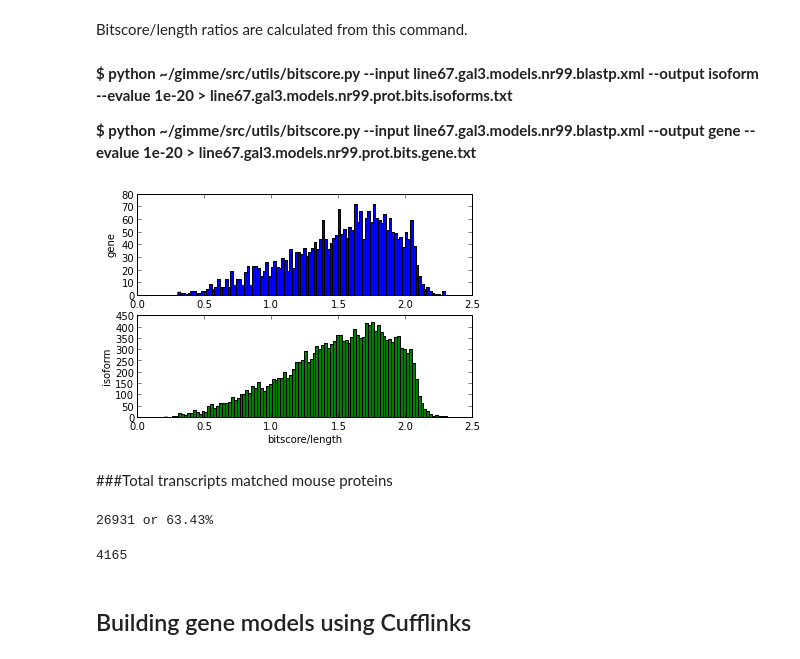
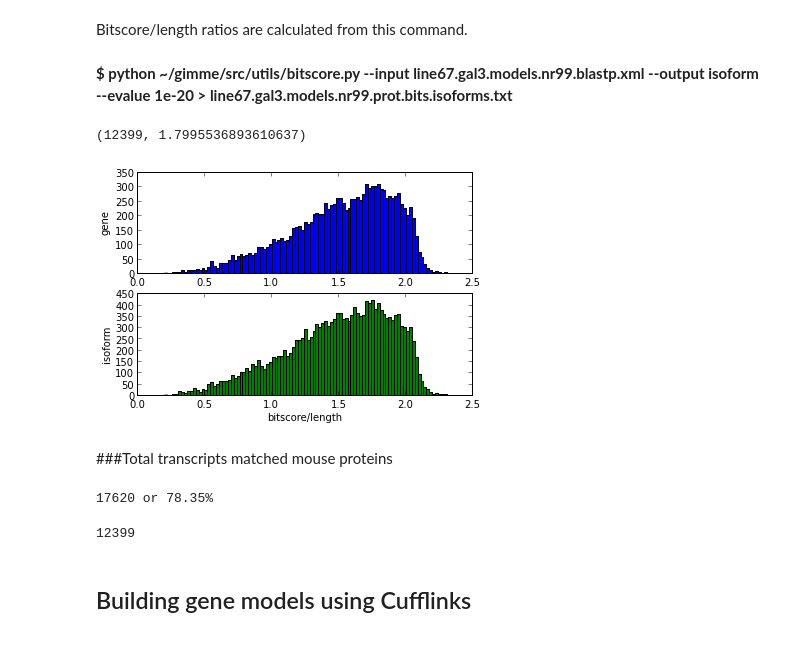
Before and after one commit to likit/notebooks, a Jupyter notebook: gimme.ipynb, the cells around one changed output. Saved outputs shown, nothing was run; the diff lists cells and outputs as text; code cells hidden in the pictures.

Commit message:
added code that obtain the maximum ratio of each gene from isoforms bitscore
plotted a new bitscore distribution plot

updated several numbers.

```diff
--- a/gimme.ipynb
+++ b/gimme.ipynb
@@ -556,38 +556,44 @@ Where __mouse.proteins__ are mouse proteins database.
 Bitscore/length ratios are calculated from this command.
 # %% [markdown]
 __$ python ~/gimme/src/utils/bitscore.py --input line67.gal3.models.nr99.blastp.xml --output isoform --evalue 1e-20 > line67.gal3.models.nr99.prot.bits.isoforms.txt__
-
-__$ python ~/gimme/src/utils/bitscore.py --input line67.gal3.models.nr99.blastp.xml --output gene --evalue 1e-20 > line67.gal3.models.nr99.prot.bits.gene.txt__
-# %%
-gene_bits = !cut -f 2 line67.gal3.models.nr99.prot.bits.gene.txt
-for i in range(len(gene_bits)):
-    gene_bits[i] = float(gene_bits[i])
 # %%
 isoform_bits = !cut -f 2 line67.gal3.models.nr99.prot.bits.isoforms.txt
 for i in range(len(isoform_bits)):
     isoform_bits[i] = float(isoform_bits[i])
+# %%
+gene_bitscores = {}
+for line in open('line67.gal3.models.nr99.prot.bits.isoforms.txt'):
+    cols = line.strip().split()
+    gene_name = cols[0].split('.')[0]
+    score = float(cols[1])
+    max_score = gene_bitscores.get(gene_name, 0)
+    if score > max_score: gene_bitscores[gene_name] = score
+# %%
+len(gene_bitscores), gene_bitscores['chr9:22']
+# %% [output]
+(12399, 1.7995536893610637)
 # %%
 fig = figure()
 ax1 = fig.add_subplot(211)
-ax1.hist(gene_bits, bins=100)
+ax1.hist([sc for sc in gene_bitscores.itervalues()], bins=100)
 ax1.set_ylabel('gene')
 ax2 = fig.add_subplot(212)
 ax2.hist(isoform_bits, bins=100, color='g')
 ax2.set_xlabel('bitscore/length')
 ax2.set_ylabel('isoform')
 savefig('bitscore.pdf')
 # %% [output]
-[figure, old version]
+[figure, new version]
 # %% [markdown]
 ###Total transcripts matched mouse proteins
 # %%
-print "%d or %.2f%%" % (len(isoform_bits), len(isoform_bits)/42459.0 * 100)
+print "%d or %.2f%%" % (len(isoform_bits), len(isoform_bits)/22488.0 * 100)
 # %% [output]
-26931 or 63.43%
+17620 or 78.35%
 # %%
-len(gene_bits)
+len(gene_bitscores)
 # %% [output]
-4165
+12399
 # %% [markdown]
 Building gene models using Cufflinks
 ------------------------------------
```
